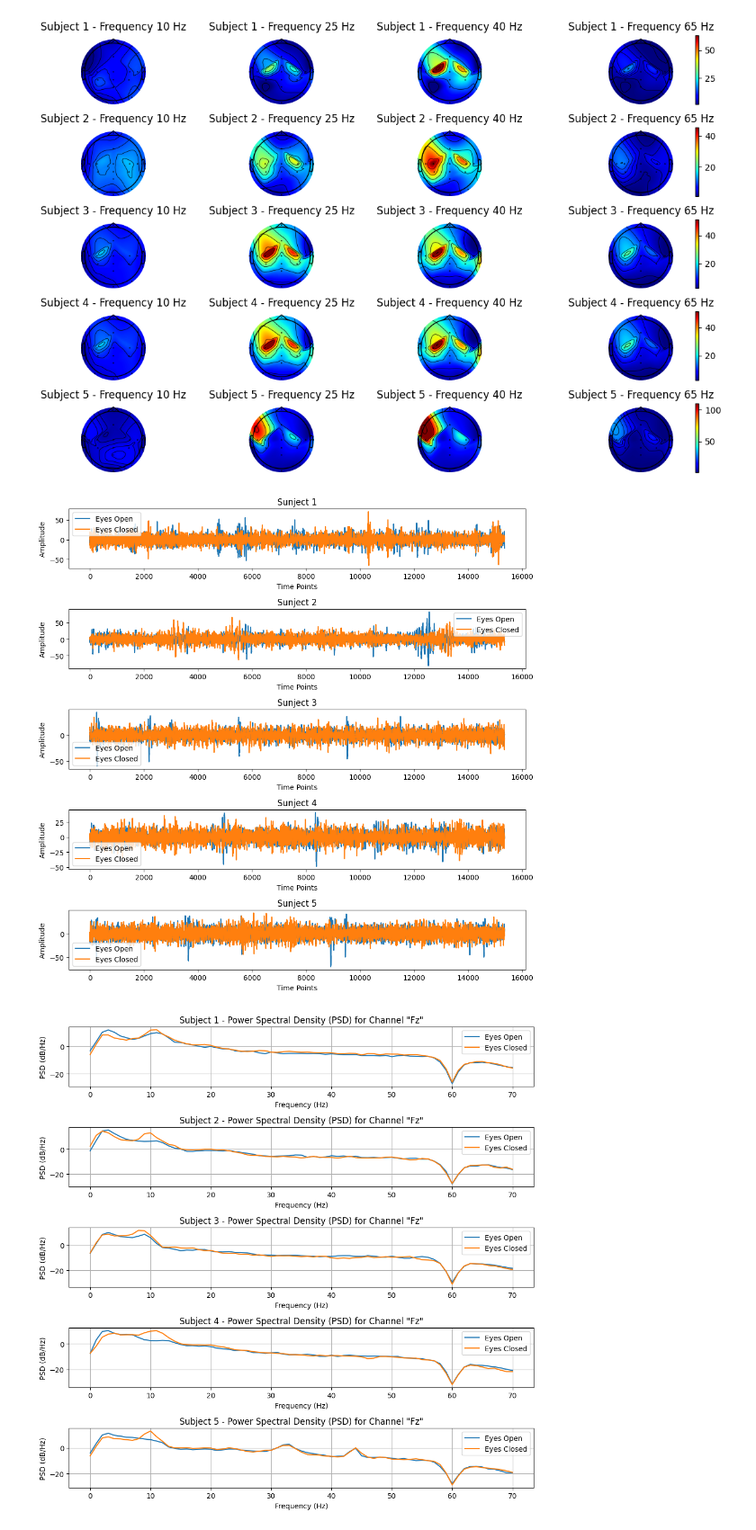
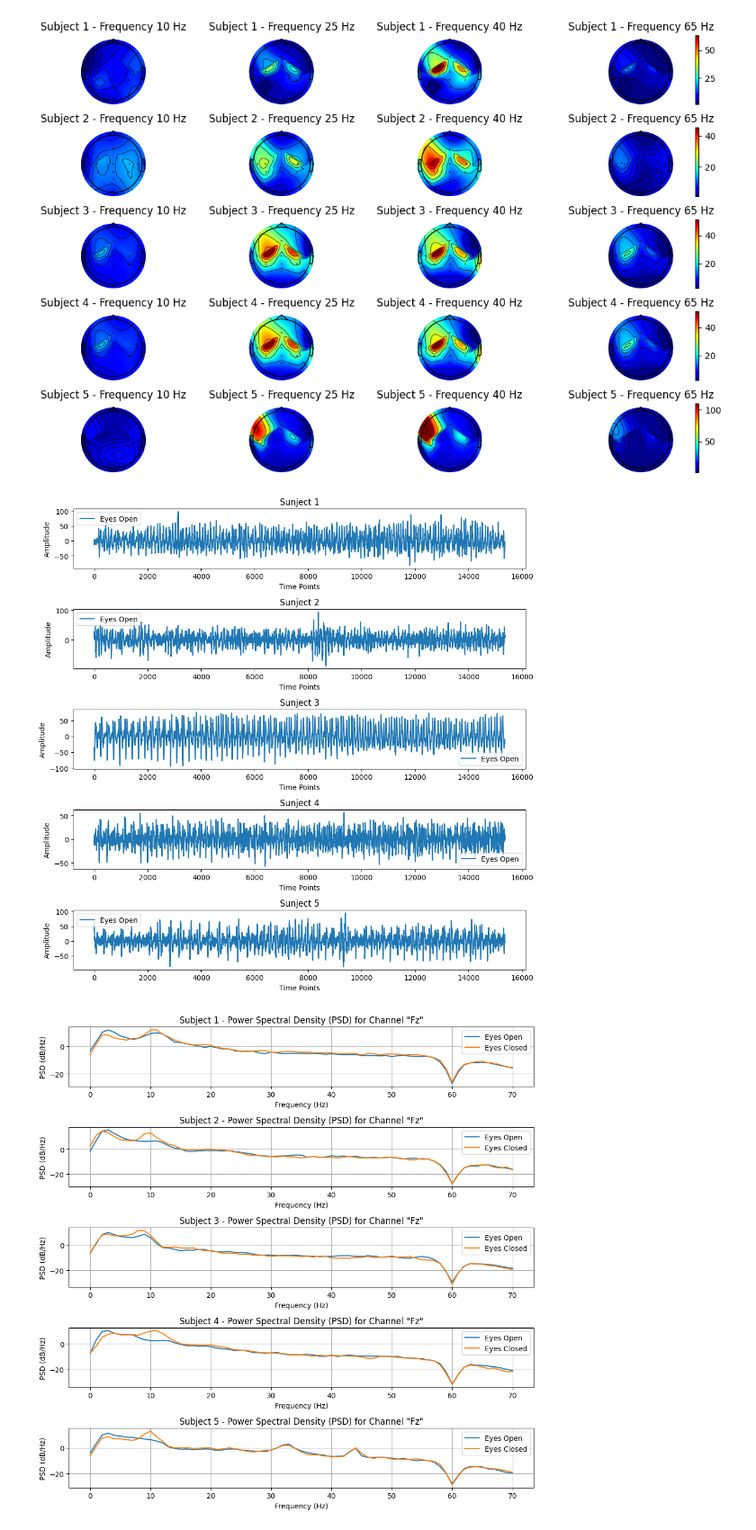
Before and after one commit to maryamnorouzi/Brain-Signal-Processing-, a Jupyter notebook: Brain Signal processing/hw2/HW2_Maryam.ipynb, the cells around one changed output. Shown at 90% size. Drawn from its saved outputs; the diff is of its cells as text; code cells hidden in the pictures.

```diff
--- a/Brain Signal processing/hw2/HW2_Maryam.ipynb
+++ b/Brain Signal processing/hw2/HW2_Maryam.ipynb
@@ -297,21 +289,19 @@ plt.show()
 # %%
 # 2.
 # Extract Fz channel data for each condition
-eyes_open_Fz = EyesOpen_np[:, :, 1]  # The 16th channel (0-based indexing)
-eyes_closed_Fz = EyesClosed_np[:, :, 1]
-n_s = eyes_closed_Fz.shape[0]
+eyes_blink_Fz = Blink_np[:, :, 1]  # The 16th channel (0-based indexing)
+n_s = eyes_blink_Fz.shape[0]
 fig, axes = plt.subplots(n_s, 1, figsize=(10, 2*n_s))
 for i in range(n_s):
-    axes[i].plot(eyes_open_Fz[i], label='Eyes Open')
-    axes[i].plot(eyes_closed_Fz[i], label='Eyes Closed')
+    axes[i].plot(eyes_blink_Fz[i], label='Eyes Open')
     axes[i].set_title(f'Sunject {i + 1}')
     axes[i].set_xlabel('Time Points')
     axes[i].set_ylabel('Amplitude')
     axes[i].legend()
 plt.tight_layout()
 plt.show()
 # %% [output]
-[figure, old version]
+[figure, new version]
 # %%
 # a.
 # Define the sampling frequency and parameters for the Welch method
```
Also changed, not shown: parts of 4 cells of this notebook.
